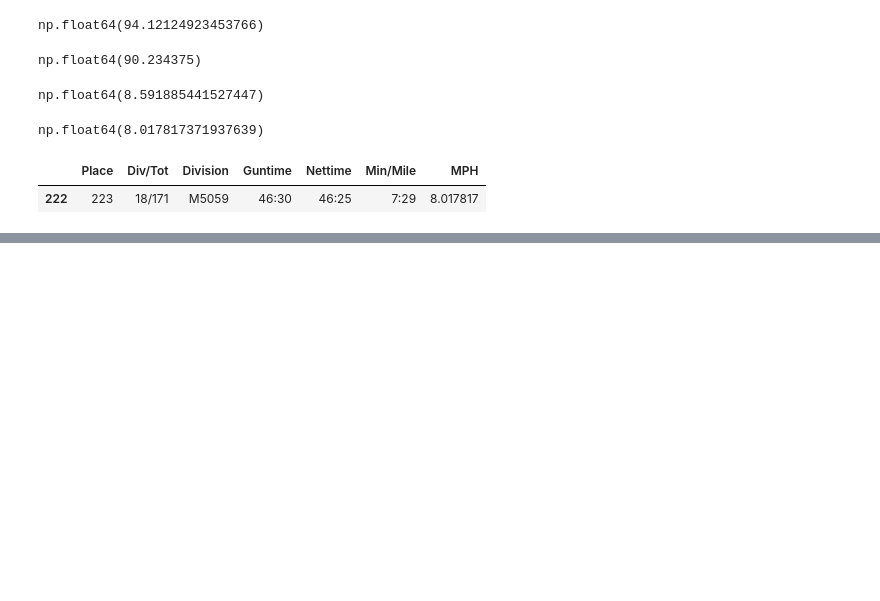
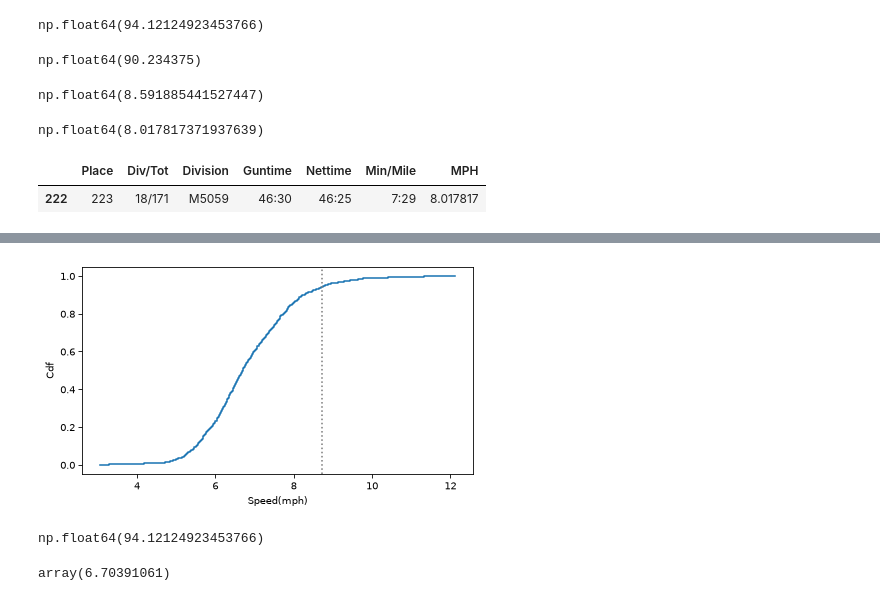
Before and after one commit to acsiuc/think-stats, a Jupyter notebook: notebooks/chapter-04.ipynb, the cells around one changed output, grey strips where cells are left out. Cells and saved outputs as stored; diff of their text form; code cells hidden in the pictures; blank space fills up the shorter version.

```diff
--- a/notebooks/chapter-04.ipynb
+++ b/notebooks/chapter-04.ipynb
@@ -89,0 +133,4 @@ next_division.query("MPH > 8.01").tail(1)
+# %%
+from empiricaldist import Cdf
+
+cdf_speeds = Cdf.from_seq(speeds)
@@ -89,0 +141,14 @@ next_division.query("MPH > 8.01").tail(1)
+# %%
+cdf_speeds.step()
+plt.axvline(my_speed, ls =":", color = "gray")
+decorate(xlabel = "Speed(mph)", ylabel = "Cdf")
+# %% [output]
+[figure, added]
+# %%
+cdf_speeds(my_speed) * 100
+# %% [output]
+np.float64(94.12124923453766)
+# %%
+cdf_speeds.inverse(0.5)
+# %% [output]
+array(6.70391061)
```
Also changed, not shown: parts of 9 cells of this notebook.
